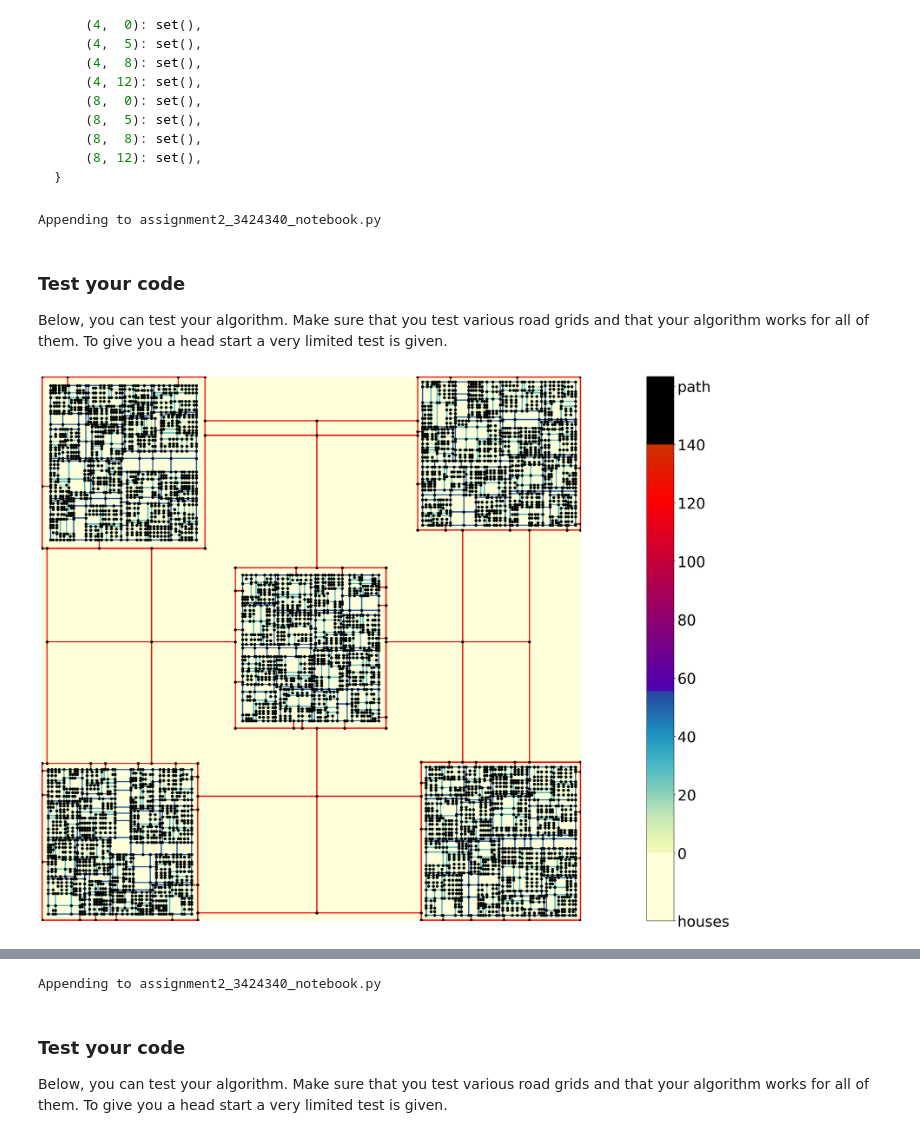
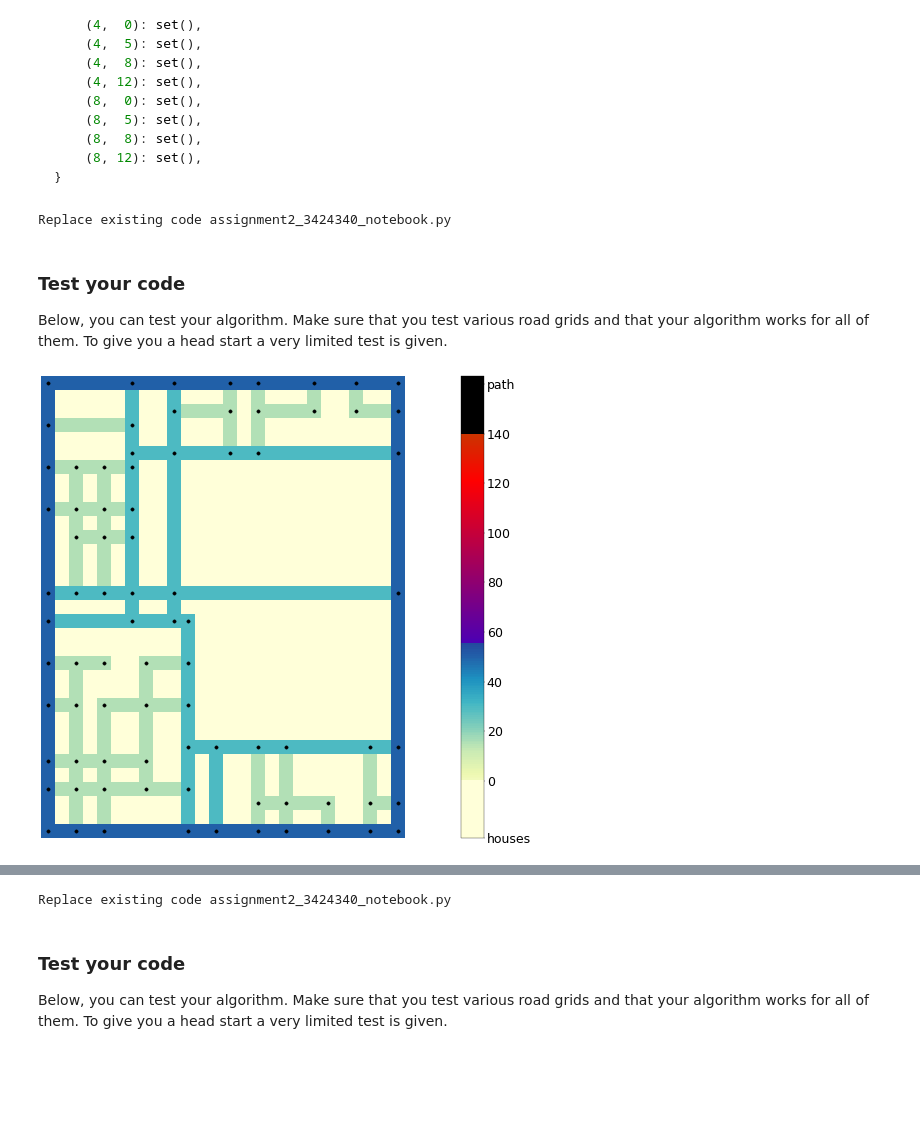
Before and after one commit to GabrielaGroenenewegenVanDerWeijden/AADS_Google_maps, a Jupyter notebook: AADS_Googlemaps/assignment2.ipynb, the cells around one changed output, grey strips where cells are left out. Saved outputs shown, nothing was run; the diff lists cells and outputs as text; code cells hidden in the pictures; blank space fills up the shorter version.

```diff
--- a/AADS_Googlemaps/assignment2.ipynb
+++ b/AADS_Googlemaps/assignment2.ipynb
@@ -201,11 +202,8 @@ class FloodFillSolver():
         # Calling the main_loop.
         self.main_loop()
 
-        # Calculating the path and the length of the path.
-        path, length = self.find_path()
-
         # Returning the path and the length of the path.
-        return path, length
+        return self.find_path()
 
     def find_path(self):
         """
@@ -250,17 +248,18 @@ class FloodFillSolver():
         It does not have any inputs nor outputs.
         Hint, use object attributes to store results.
         """
-        # While the queue is not empty a new current node.
+        # While the queue is not empty we search the node.
         while self.queue:
-            # We take the fist node in the queue and check if the base case is satisfied or not. If it is satisfied the loop stops and returns to the call function.
-            # Finally, from there the path and length can be returned since they computed.
-            node = self.queue.popleft()
-            if self.base_case(node):
+            # Initializing the current node.
+            current = self.queue.popleft()
+
+            # Checking if it satisfies the base case.
+            if self.base_case(current):
                 return
 
             # Otherwise, we are gonna go through all the next possible steps.
-            for new_node in self.next_step(node):
-                self.step(node, new_node)
+            for new_node in self.next_step(current):
+                self.step(current, new_node)
 
 
     def base_case(self, node):
@@ -272,8 +271,8 @@ class FloodFillSolver():
         :return: This returns if the base case is found or not
         :rtype: bool
         """
-        # The base case is that the current node is the destination. Thus when
-        # we return true we know we have found the destination.
+
+        # When our node is equal to the destination node. We have completed our path.
         if node == self.destination:
             return True
         return False
@@ -432,10 +431,9 @@ class Graph(GraphBluePrint):
         queue = deque([self.start])
         history = {self.start}
 
-
         # Looping through the queue until it is empty.
         while queue:
-            # In the first loop the current node would be 'self.start', from there after each iteration it would be the next node in the queue.
+            # Initializing the current node.
             current = queue.popleft()
 
             # Finding the possible actions using the neighbour_coordinates function.
@@ -468,9 +466,8 @@ class Graph(GraphBluePrint):
         # Determining the number of actions.
         n_actions = len(actions)
 
-        # According to the ammount of possible actions we can deduce whether the coordinate is a cross node. 1 meaning it a deadend, 3 & 4 cross node/junction node.
-        # Hoewever, if it's 2 doesn't neccesarily mean it a corner because it can be an edge as well. Thus, we specify if its indeed a corner.
-        # We do this by checking if the two actions aren't on the same row and that the two actions aren't on the same column.
+        # If the number of actions is one, then it is a deadend, if the number of actions are 3 or four then it is a junction. Hoewer, if the number
+        # of actions are two the node can be an edje or a corner, therefore we check it.
         if n_actions != 2 or (actions[0][0] != actions[1][0] and actions[0][1] != actions[1][1]):
             self.adjacency_list[coordinate] = set()
 
@@ -485,8 +482,6 @@ class Graph(GraphBluePrint):
         :return: A list with possible next coordinates that can be visited from the current coordinate.
         :rtype: list[tuple[int]]
         """
-
-        # Mostly the same function as the flood fill above.
 
         # Getting the indices of the current node.
         row, col = coordinate[0], coordinate[1]
@@ -564,22 +559,22 @@ class Graph(GraphBluePrint):
             for next_node,_,_ in edge_list:
                 plt.arrow(node[1], node[0], (next_node[1] - node[1])*0.975, (next_node[0] - node[0])*0.975, color=color, length_includes_head=True, width=width, head_width=4*width)
 # %% [output]
-Appending to assignment2_3424340_notebook.py
+Replace existing code assignment2_3424340_notebook.py
 # %% [markdown]
 ### Test your code
 
 Below, you can test your algorithm. Make sure that you test various road grids and that your algorithm works for all of them. To give you a head start a very limited test is given.
 # %%
 # If you put the map generated in a separate cell you can run multiple tests on the same map
-map_ = Map(5, (1,4),5)
+map_ = Map(2, (1,4))
 # %%
 plt.matplotlib.rcParams['figure.dpi'] = max(30, map_.size ** 0.5 // 2)  # Number of pixels, therefore, the quality of the image. A large dpi is very slow.
 
 graph = Graph(map_)
-graph.show_coordinates(size=5, color="k")
+graph.show_coordinates(size=8, color="k")
 map_.show()
 # %% [output]
-[figure, old version]
+[figure, new version]
 # %% [markdown]
 ### 1.1.1 Making a Graph from a Map
 
@@ -638,22 +633,22 @@ class Graph(Graph):
 
         # Looping through each node in the stack.
         for node in stack:
+
             # Finding all possible neighbours for the node.
             neighbours = self.neighbour_coordinates(node)
-            # Finding all the edges in the direction of the neighbours of the node.
+
+            # Looping through each direction a neighbour exists.
             for neighbour in neighbours:
-                # Initializing the speed of the road by checking the speed on the conde of the edge. Since its stated above that we can assume that the speed limit
-                # does not change in the entirety of the road.
+
+                # Getting the speed of the road, by checking the speed of the neighbour, since the speed doesn't change along the road.
                 speed = self.map[neighbour]
-                # Computing the neigbour node and the distance of the node. The direction is calculated by the difference in the coordinates of the neighbour node and the node.
+
+                # Initialiing the neigbour and the distance, in the direction of the neighbour.
                 neighbour_node, distance = self.find_next_node_in_adjacency_list(node, (neighbour[0] - node[0] , neighbour[1] - node[1]))
+
                 # Updating the adjacency list with the neighbour node and distance.
                 self.adjacency_list[node].add((neighbour_node, distance, speed))
 
-
-        # Om te checken.
-        # for i,k in self.adjacency_list.items():
-        #      print(i,k)
 
 
     def find_next_node_in_adjacency_list(self, node, direction):
@@ -668,21 +663,19 @@ class Graph(Graph):
         :rtype: tuple[int], int
         """
 
-        # We initilize
+        # Initializing the current node.
         current_node = node
 
-        # Since node itself is one further we initialize 1
+        # Setting the distance to zero.
         distance = 0
 
-        # While the current_node is not found in the adjacency means that is not a node and we have to check for the first instance that the current node is definetly node.
-        # Thus adding current_node == node, after that current_node gets updated.
+        # While the current node is not a node or not the initial node. We keep going towards the direction.
         while current_node not in self.adjacency_list.keys() or current_node == node:
-            # Calculating the new coordinates of the current node when following the direction
             distance += 1
             current_node = (current_node[0] + direction[0], current_node[1] + direction[1])
         return current_node, distance
 # %% [output]
-Appending to assignment2_3424340_notebook.py
+Replace existing code assignment2_3424340_notebook.py
 # %% [markdown]
 ### Test your code
 
```
Also changed, not shown: parts of 23 cells of this notebook, 2 other files.
